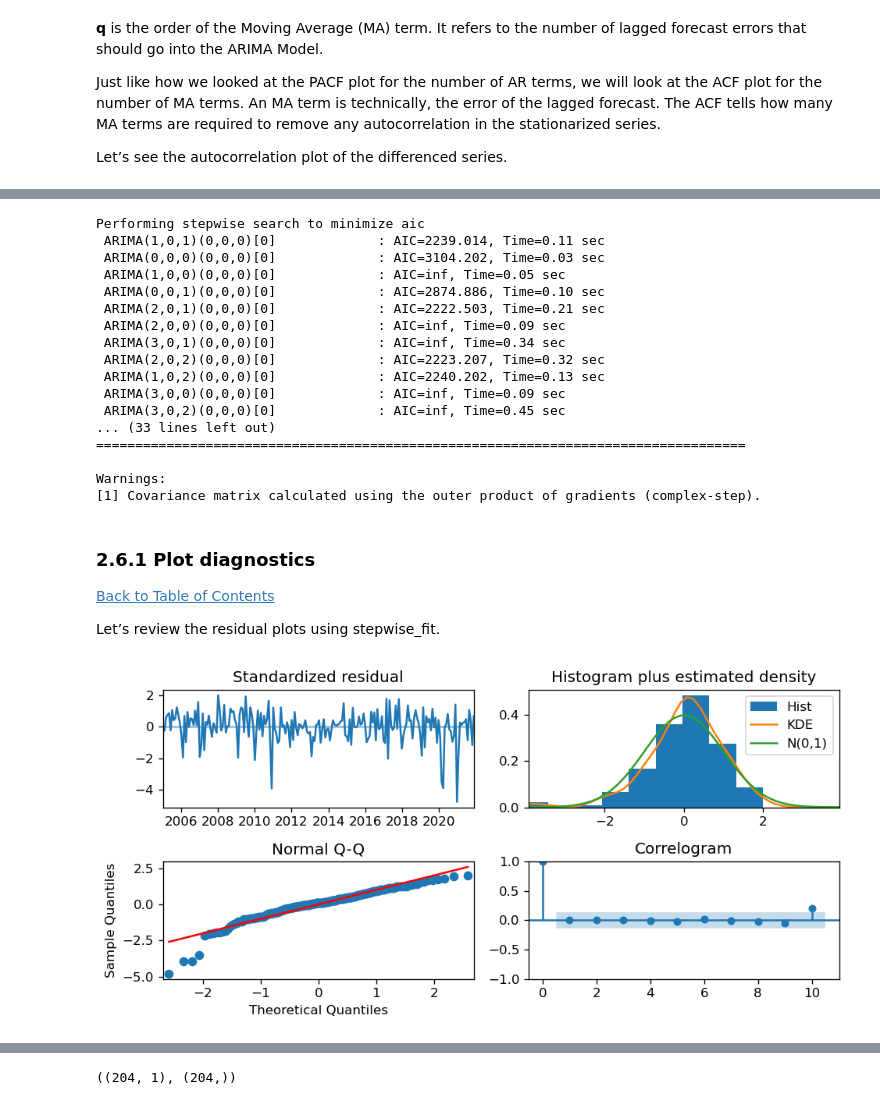
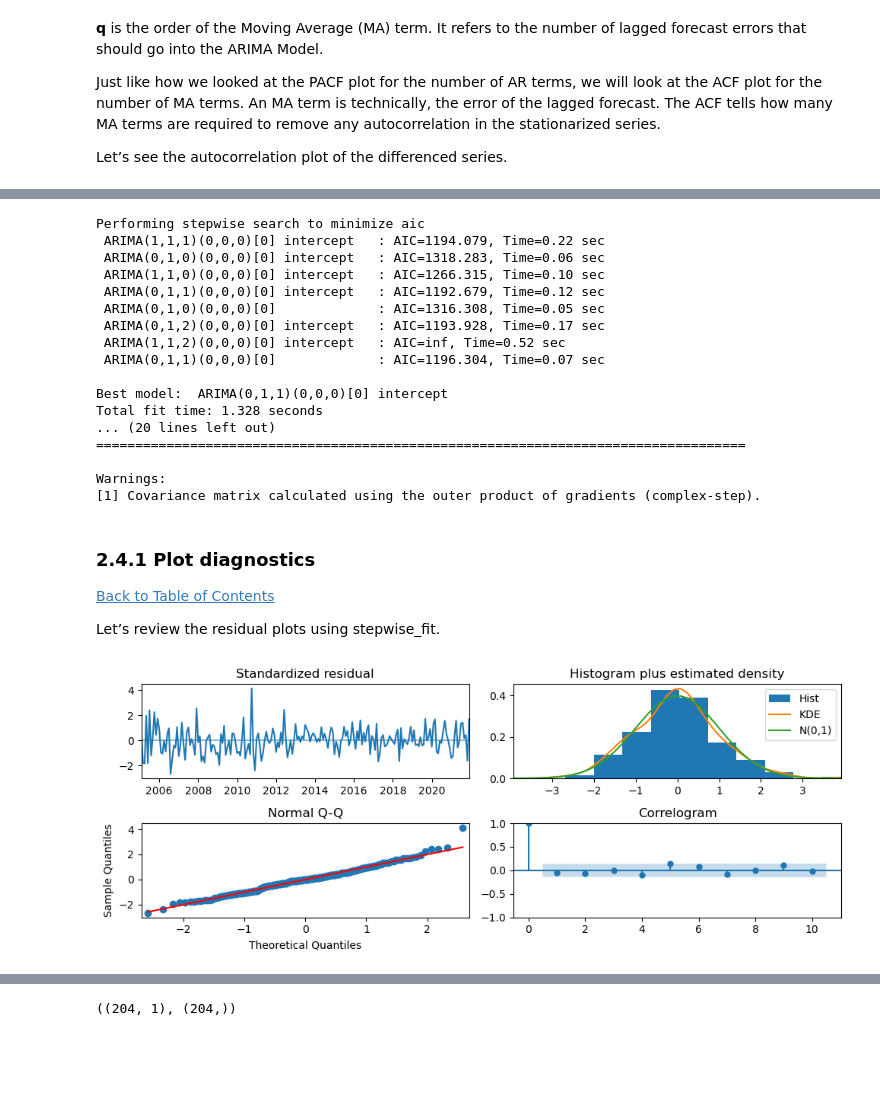
Before and after one commit to Natidhcp/CCT_MSc_DA_CA2, a Jupyter notebook: CA2.ipynb, the cells around one changed output, grey strips where cells are left out. Saved outputs shown, nothing was run; the diff lists cells and outputs as text; code cells hidden in the pictures; blank space fills up the shorter version.

```diff
--- a/CA2.ipynb
+++ b/CA2.ipynb
@@ -899,9 +987,7 @@ That is, suppose, if Y_t is the current series and Y_t-1 is the lag 1 of Y, then
 Now, we should find the number of AR terms. Any autocorrelation in a stationarized series can be rectified by adding enough AR terms. So, we initially take the order of AR term to be equal to as many lags that crosses the significance limit in the PACF plot.
 # %%
 # PACF plot of 1st differenced series
-plt.rcParams.update({'figure.figsize':(9,3), 'figure.dpi':120})
-
-fig, axes = plt.subplots(1, 2)
+fig, axes = plt.subplots(1, 2, figsize=(10, 2))
 axes[0].plot(df.diff()); axes[0].set_title('1st Differencing')
 axes[1].set(ylim=(0,5))
 plot_pacf(df.diff().dropna(), ax=axes[1])
@@ -921,10 +1008,7 @@ Just like how we looked at the PACF plot for the number of AR terms, we will loo
 
 Let’s see the autocorrelation plot of the differenced series.
 # %%
-from statsmodels.graphics.tsaplots import plot_acf, plot_pacf
-plt.rcParams.update({'figure.figsize':(9,3), 'figure.dpi':120})
-
-fig, axes = plt.subplots(1, 2)
+fig, axes = plt.subplots(1, 2, figsize=(9, 2))
 axes[0].plot(df.diff()); axes[0].set_title('1st Differencing')
 axes[1].set(ylim=(0,1.2))
 plot_acf(df.diff().dropna(), ax=axes[1])
@@ -1019,10 +1022,0 @@ Warnings:
-# %%
-# PACF plot of 1st differenced series
-plt.rcParams.update({'figure.figsize':(9,3), 'figure.dpi':120})
-
-fig, axes = plt.subplots(1, 2)
-axes[0].plot(df.diff()); axes[0].set_title('1st Differencing')
-axes[1].set(ylim=(0,5))
-plot_pacf(df.diff().dropna(), ax=axes[1])
-plt.tight_layout()
-plt.show()
@@ -1233,11 +1063,7 @@ Name: All Fatal and Injury Collisions, Length: 109, dtype: float64
 # %%
-from statsmodels.tsa.arima_model import ARIMA
-
-import pmdarima as pm
-
 model = pm.auto_arima(df, start_p=1, start_q=1,
                       test='adf',       # use adftest to find optimal 'd'
-                      max_p=3, max_q=3, # maximum p and q
+                      max_p=4, max_q=2, # maximum p and q
                       m=1,              # frequency of series
                       d=None,           # let model determine 'd'
                       seasonal=False,   # No Seasonality
@@ -1251,33 +1077,33 @@ model = pm.auto_arima(df, start_p=1, start_q=1,
 print(model.summary())
 # %% [output]
 Performing stepwise search to minimize aic
- ARIMA(1,0,1)(0,0,0)[0]             : AIC=2239.014, Time=0.11 sec
- ARIMA(0,0,0)(0,0,0)[0]             : AIC=3104.202, Time=0.03 sec
- ARIMA(1,0,0)(0,0,0)[0]             : AIC=inf, Time=0.05 sec
- ARIMA(0,0,1)(0,0,0)[0]             : AIC=2874.886, Time=0.10 sec
- ARIMA(2,0,1)(0,0,0)[0]             : AIC=2222.503, Time=0.21 sec
- ARIMA(2,0,0)(0,0,0)[0]             : AIC=inf, Time=0.09 sec
- ARIMA(3,0,1)(0,0,0)[0]             : AIC=inf, Time=0.34 sec
- ARIMA(2,0,2)(0,0,0)[0]             : AIC=2223.207, Time=0.32 sec
- ARIMA(1,0,2)(0,0,0)[0]             : AIC=2240.202, Time=0.13 sec
- ARIMA(3,0,0)(0,0,0)[0]             : AIC=inf, Time=0.09 sec
- ARIMA(3,0,2)(0,0,0)[0]             : AIC=inf, Time=0.45 sec
-... (33 lines left out)
+ ARIMA(1,1,1)(0,0,0)[0] intercept   : AIC=1194.079, Time=0.22 sec
+ ARIMA(0,1,0)(0,0,0)[0] intercept   : AIC=1318.283, Time=0.06 sec
+ ARIMA(1,1,0)(0,0,0)[0] intercept   : AIC=1266.315, Time=0.10 sec
+ ARIMA(0,1,1)(0,0,0)[0] intercept   : AIC=1192.679, Time=0.12 sec
+ ARIMA(0,1,0)(0,0,0)[0]             : AIC=1316.308, Time=0.05 sec
+ ARIMA(0,1,2)(0,0,0)[0] intercept   : AIC=1193.928, Time=0.17 sec
+ ARIMA(1,1,2)(0,0,0)[0] intercept   : AIC=inf, Time=0.52 sec
+ ARIMA(0,1,1)(0,0,0)[0]             : AIC=1196.304, Time=0.07 sec
+
+Best model:  ARIMA(0,1,1)(0,0,0)[0] intercept
+Total fit time: 1.328 seconds
+... (20 lines left out)
 ===================================================================================
 
 Warnings:
 [1] Covariance matrix calculated using the outer product of gradients (complex-step).
 # %% [markdown]
- <a class="anchor" id="2.6.1"></a>
-### 2.6.1 Plot diagnostics
+ <a class="anchor" id="2.4.1"></a>
+### 2.4.1 Plot diagnostics
 
 [Back to Table of Contents](#0.1)
 
 Let’s review the residual plots using stepwise_fit.
 # %%
-model.plot_diagnostics(figsize=(8,4))
+model.plot_diagnostics(figsize=(10,4))
 plt.tight_layout()
 plt.show()
 # %% [output]
-[figure, old version]
+[figure, new version]
 # %% [markdown]
```
Also changed, not shown: parts of 205 cells of this notebook.
